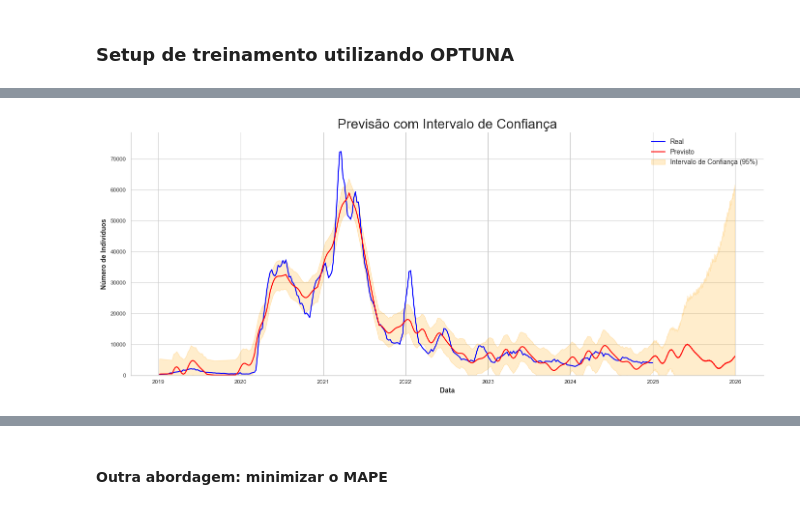
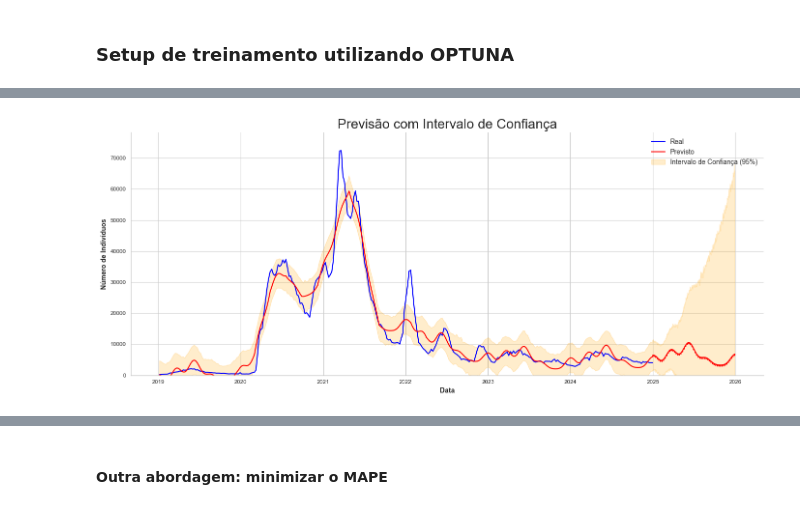
Before and after one commit to Arickjd/matematica-computacional, a Jupyter notebook: Models/Prophet/prophet.ipynb, the cells around one changed output, grey strips where cells are left out. Saved outputs shown, nothing was run; the diff lists cells and outputs as text; code cells hidden in the pictures.

```diff
--- a/Models/Prophet/prophet.ipynb
+++ b/Models/Prophet/prophet.ipynb
@@ -190,32 +269,32 @@ forecast
 # %%
 plt.figure(figsize=(14, 6))
 sns.set_style("whitegrid")
 
 # Plotar dados reais
 sns.lineplot(data=df, x='ds', y='y', label="Real", color='blue', linewidth=1.5)
 
 # Plotar previsões (apenas positivas)
-sns.lineplot(data=forecast_filtered, x='ds', y='yhat', label="Previsto", color='red', linewidth=1.5)
+sns.lineplot(data=forecast, x='ds', y='yhat', label="Previsto", color='red', linewidth=1.5)
 
 # Preencher intervalo de confiança (80% e 95%)
 plt.fill_between(
-    forecast_filtered['ds'],
-    forecast_filtered['yhat_lower'],
-    forecast_filtered['yhat_upper'],
+    forecast['ds'],
+    forecast['yhat_lower'],
+    forecast['yhat_upper'],
     color='orange',
     alpha=0.2,
     label="Intervalo de Confiança (95%)"
 )
 
 # Mostrar apenas valores positivos no eixo y
 plt.ylim(bottom=0)
 
 plt.title("Previsão com Intervalo de Confiança", fontsize=20)
 plt.xlabel("Data")
 plt.ylabel("Número de Indivíduos")
 plt.legend()
 sns.despine()
 plt.tight_layout()
 plt.show()
 # %% [output]
-[figure, old version]
+[figure, new version]
```
Also changed, not shown: parts of 7 cells of this notebook, 4 other files.
